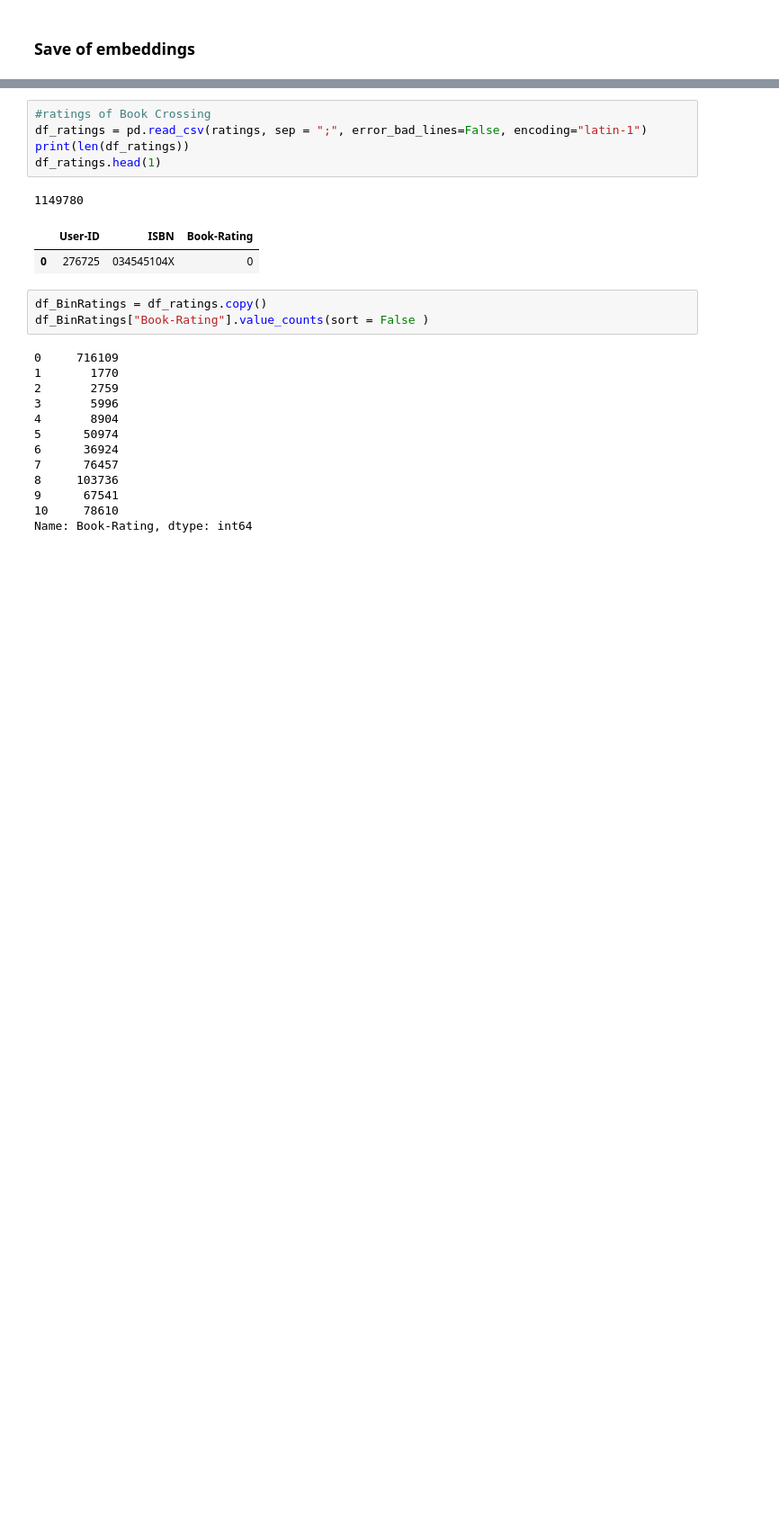
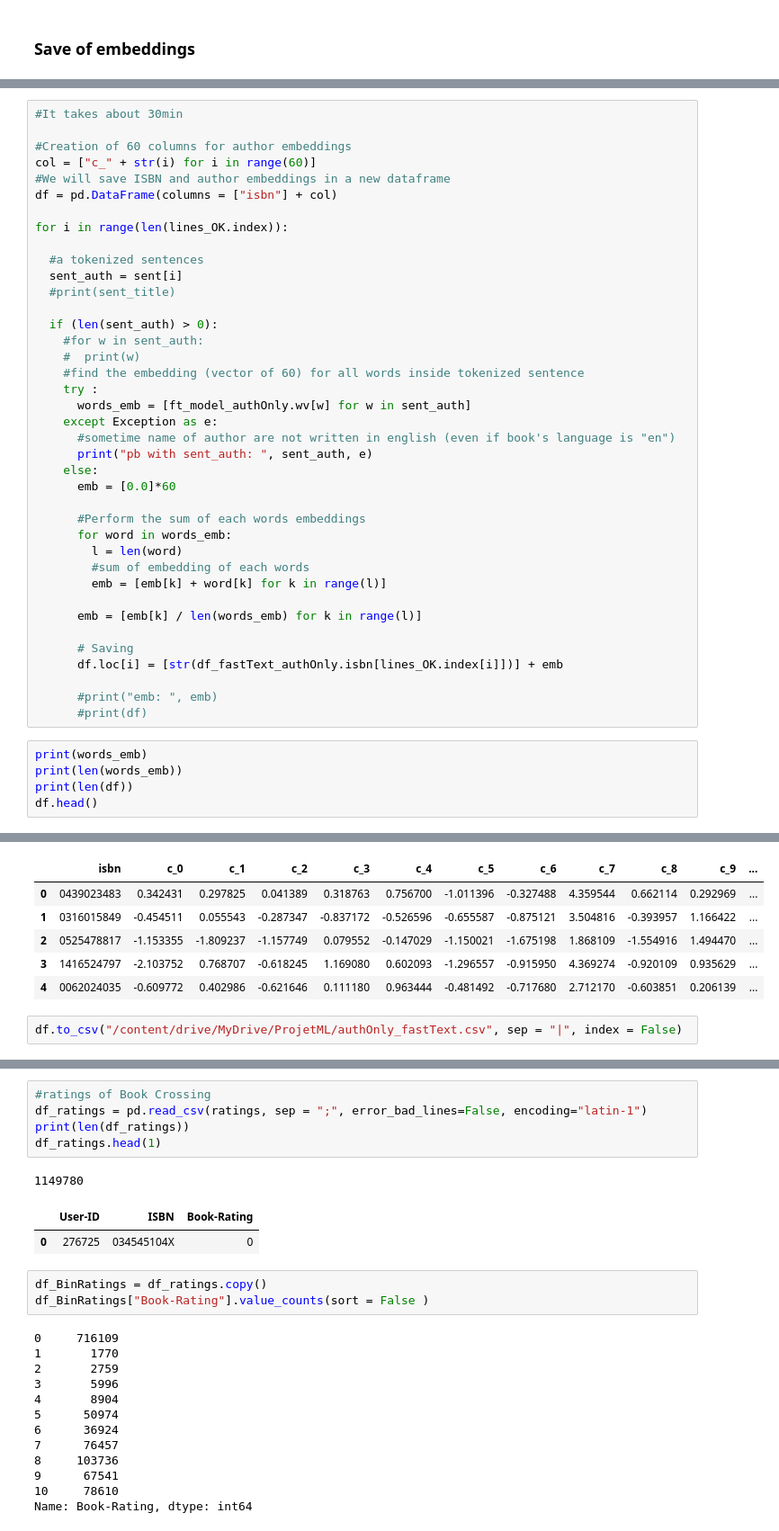
Before and after one commit to ArielNATAF/Books_project, a Jupyter notebook: AlgoReco/SingleEmbed_OrdinalReg.ipynb, the cells around one changed output, grey strips where cells are left out. Shown at 90% size. Drawn from its saved outputs; the diff is of its cells as text; blank space fills up the shorter version.

```diff
--- a/AlgoReco/SingleEmbed_OrdinalReg.ipynb
+++ b/AlgoReco/SingleEmbed_OrdinalReg.ipynb
@@ -704,0 +1028,45 @@ df_fastText_auth.to_csv("/content/drive/MyDrive/ProjetML/authorsContext_fastText
+# %%
+#It takes about 30min
+
+#Creation of 60 columns for author embeddings
+col = ["c_" + str(i) for i in range(60)]
+#We will save ISBN and author embeddings in a new dataframe
+df = pd.DataFrame(columns = ["isbn"] + col)
+
+for i in range(len(lines_OK.index)):
+
+  #a tokenized sentences
+  sent_auth = sent[i]
+  #print(sent_title)
+
+  if (len(sent_auth) > 0):
+    #for w in sent_auth:
+    #  print(w)
+    #find the embedding (vector of 60) for all words inside tokenized sentence
+    try :
+      words_emb = [ft_model_authOnly.wv[w] for w in sent_auth]
+    except Exception as e:
+      #sometime name of author are not written in english (even if book's language is "en")
+      print("pb with sent_auth: ", sent_auth, e)
+    else:
+      emb = [0.0]*60
+
+      #Perform the sum of each words embeddings
+      for word in words_emb:
+        l = len(word)
+        #sum of embedding of each words
+        emb = [emb[k] + word[k] for k in range(l)]
+
+      emb = [emb[k] / len(words_emb) for k in range(l)]
+
+      # Saving
+      df.loc[i] = [str(df_fastText_authOnly.isbn[lines_OK.index[i]])] + emb
+
+      #print("emb: ", emb)
+      #print(df)
+# %%
+print(words_emb)
+print(len(words_emb))
+print(len(df))
+df.head()
+# %% [output]
@@ -704,0 +1090,8 @@ df_fastText_auth.to_csv("/content/drive/MyDrive/ProjetML/authorsContext_fastText
+|  | isbn | c_0 | c_1 | c_2 | c_3 | c_4 | c_5 | c_6 | c_7 | c_8 | c_9 | ... |
+| 0 | 0439023483 | 0.342431 | 0.297825 | 0.041389 | 0.318763 | 0.756700 | -1.011396 | -0.327488 | 4.359544 | 0.662114 | 0.292969 | ... |
+| 1 | 0316015849 | -0.454511 | 0.055543 | -0.287347 | -0.837172 | -0.526596 | -0.655587 | -0.875121 | 3.504816 | -0.393957 | 1.166422 | ... |
+| 2 | 0525478817 | -1.153355 | -1.809237 | -1.157749 | 0.079552 | -0.147029 | -1.150021 | -1.675198 | 1.868109 | -1.554916 | 1.494470 | ... |
+| 3 | 1416524797 | -2.103752 | 0.768707 | -0.618245 | 1.169080 | 0.602093 | -1.296557 | -0.915950 | 4.369274 | -0.920109 | 0.935629 | ... |
+| 4 | 0062024035 | -0.609772 | 0.402986 | -0.621646 | 0.111180 | 0.963444 | -0.481492 | -0.717680 | 2.712170 | -0.603851 | 0.206139 | ... |
+# %%
+df.to_csv("/content/drive/MyDrive/ProjetML/authOnly_fastText.csv", sep = "|", index = False)
```
Also changed, not shown: parts of 173 cells of this notebook, 2 other files.
